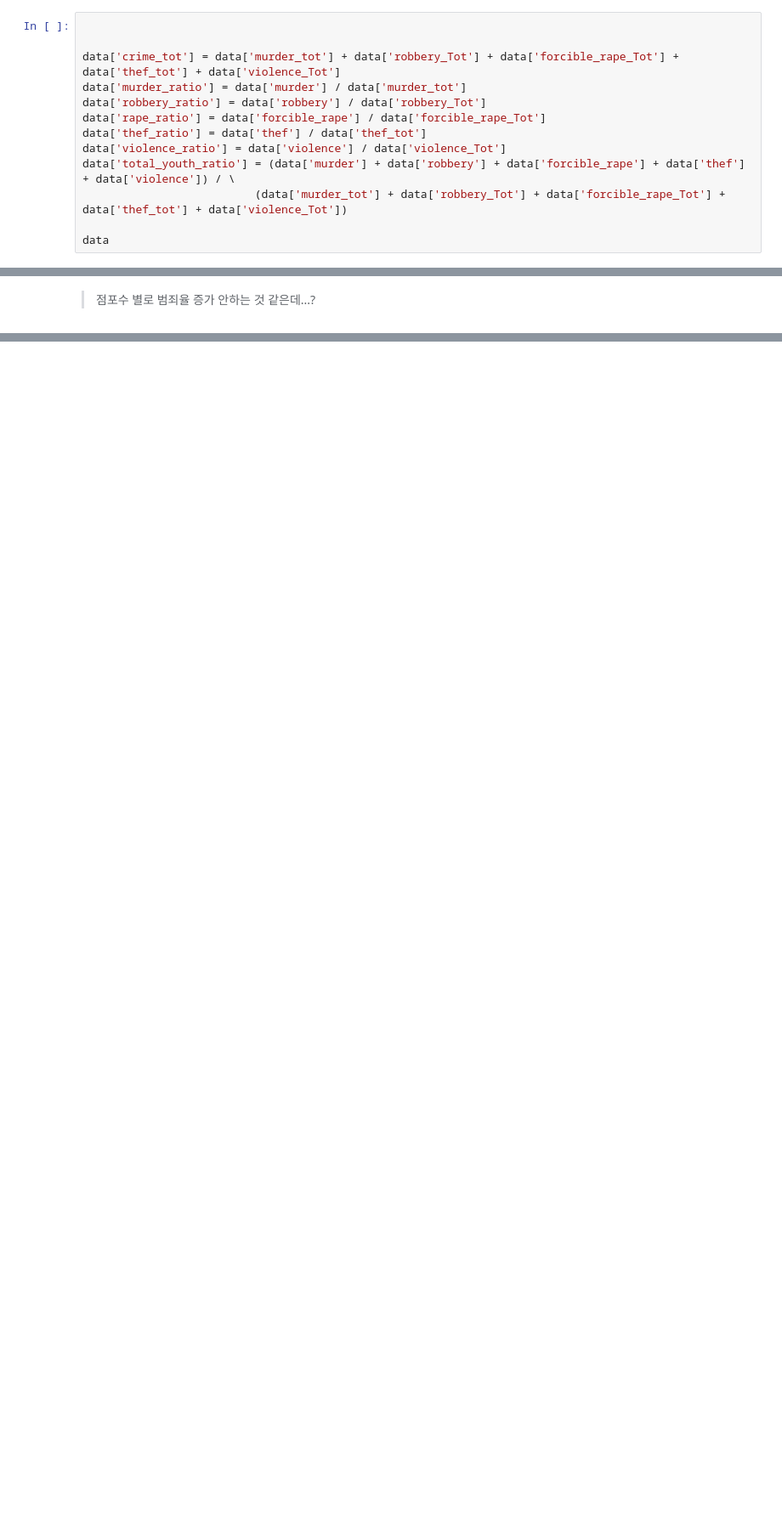
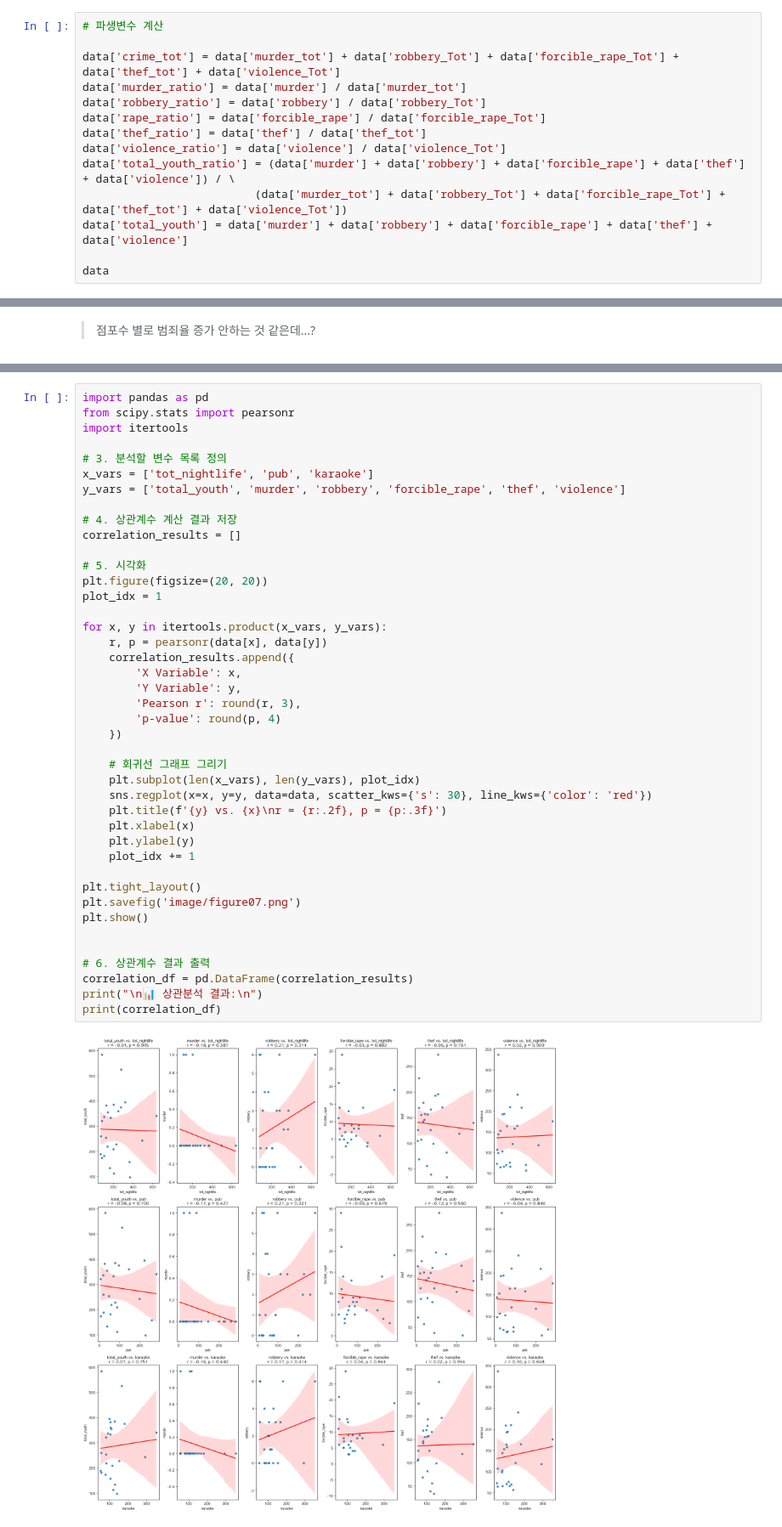
Before and after one commit to lgh0829/aws-say-1-da_with_python, a Jupyter notebook: 99_da-toyproj/00_visualization.ipynb, the cells around one changed output, grey strips where cells are left out. Shown at 85% size. Saved outputs shown, nothing was run; the diff lists cells and outputs as text; blank space fills up the shorter version.

```diff
--- a/99_da-toyproj/00_visualization.ipynb
+++ b/99_da-toyproj/00_visualization.ipynb
@@ -23,7 +26,7 @@ plt.show()
 # %% [output]
 [figure]
 # %%
-
+# 파생변수 계산
 
 data['crime_tot'] = data['murder_tot'] + data['robbery_Tot'] + data['forcible_rape_Tot'] + data['thef_tot'] + data['violence_Tot']
 data['murder_ratio'] = data['murder'] / data['murder_tot']
@@ -33,6 +36,7 @@ data['thef_ratio'] = data['thef'] / data['thef_tot']
 data['violence_ratio'] = data['violence'] / data['violence_Tot']
 data['total_youth_ratio'] = (data['murder'] + data['robbery'] + data['forcible_rape'] + data['thef'] + data['violence']) / \
                           (data['murder_tot'] + data['robbery_Tot'] + data['forcible_rape_Tot'] + data['thef_tot'] + data['violence_Tot'])
+data['total_youth'] = data['murder'] + data['robbery'] + data['forcible_rape'] + data['thef'] + data['violence']
 
 data
 # %% [output]
@@ -198,0 +211,44 @@ plt.show()
+# %%
+import pandas as pd
+from scipy.stats import pearsonr
+import itertools
+
+# 3. 분석할 변수 목록 정의
+x_vars = ['tot_nightlife', 'pub', 'karaoke']
+y_vars = ['total_youth', 'murder', 'robbery', 'forcible_rape', 'thef', 'violence']
+
+# 4. 상관계수 계산 결과 저장
+correlation_results = []
+
+# 5. 시각화
+plt.figure(figsize=(20, 20))
+plot_idx = 1
+
+for x, y in itertools.product(x_vars, y_vars):
+    r, p = pearsonr(data[x], data[y])
+    correlation_results.append({
+        'X Variable': x,
+        'Y Variable': y,
+        'Pearson r': round(r, 3),
+        'p-value': round(p, 4)
+    })
+
+    # 회귀선 그래프 그리기
+    plt.subplot(len(x_vars), len(y_vars), plot_idx)
+    sns.regplot(x=x, y=y, data=data, scatter_kws={'s': 30}, line_kws={'color': 'red'})
+    plt.title(f'{y} vs. {x}\nr = {r:.2f}, p = {p:.3f}')
+    plt.xlabel(x)
+    plt.ylabel(y)
+    plot_idx += 1
+
+plt.tight_layout()
+plt.savefig('image/figure07.png')
+plt.show()
+
+
+# 6. 상관계수 결과 출력
+correlation_df = pd.DataFrame(correlation_results)
+print("\n📊 상관분석 결과:\n")
+print(correlation_df)
+# %% [output]
+[figure, added]
```
Also changed, not shown: parts of 11 cells of this notebook, 3 other files.
